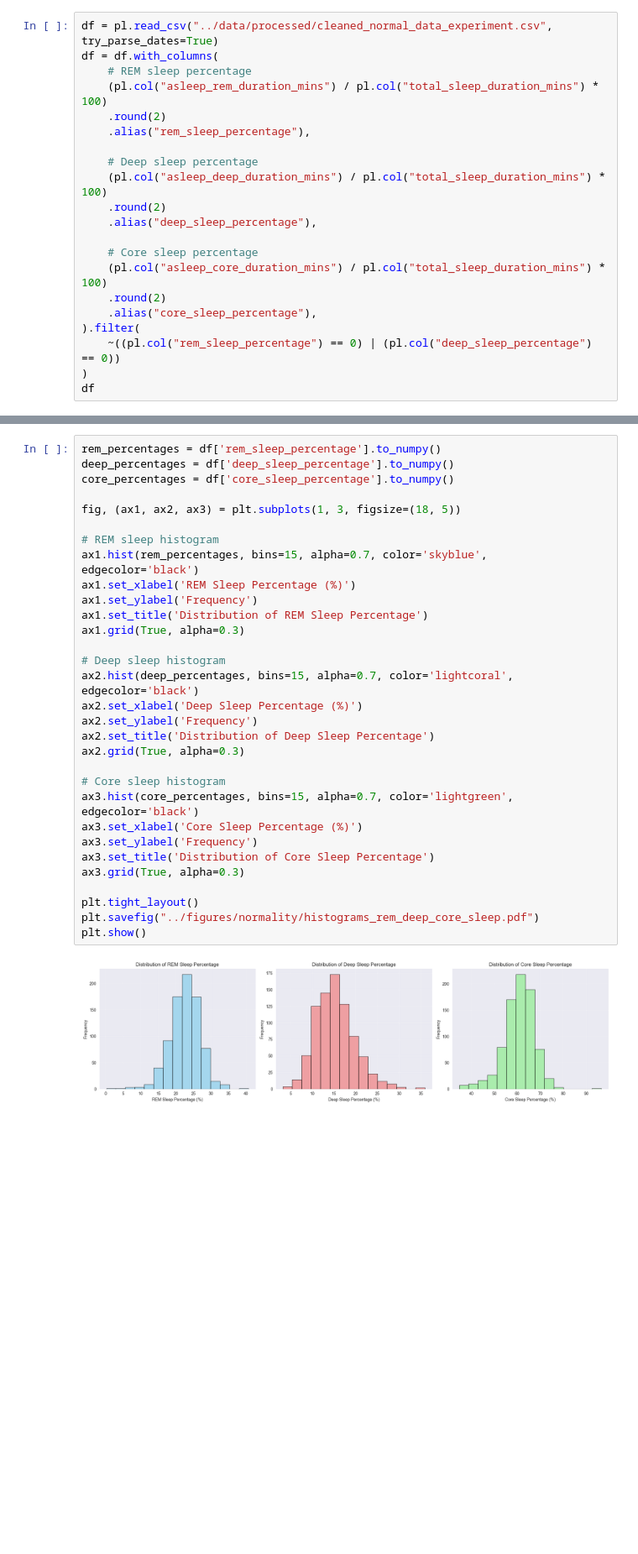
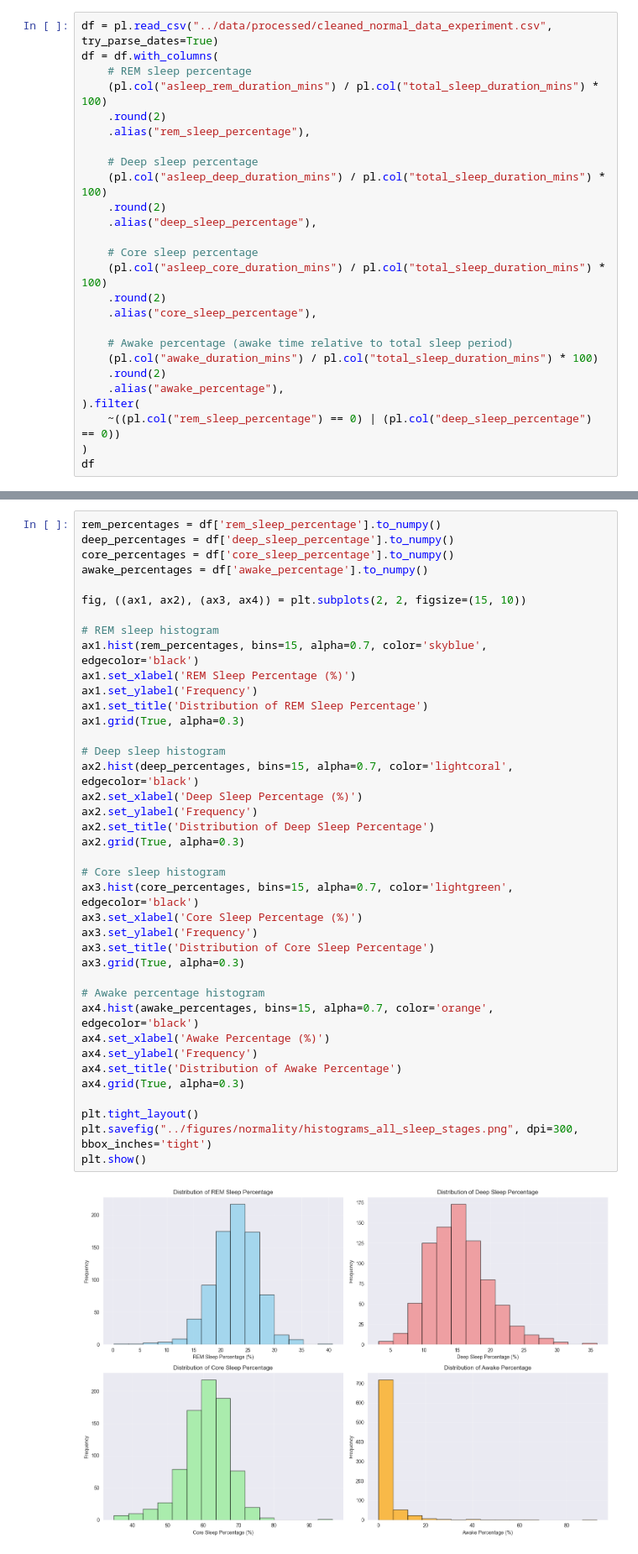
Before and after one commit to cezary17/nof1-analysis-py, a Jupyter notebook: analysis/analyze_data.ipynb, the cells around one changed output, grey strips where cells are left out. Shown at 84% size. Drawn from its saved outputs; the diff is of its cells as text; blank space fills up the shorter version.

```diff
--- a/analysis/analyze_data.ipynb
+++ b/analysis/analyze_data.ipynb
@@ -25,6 +25,11 @@ df = df.with_columns(
     (pl.col("asleep_core_duration_mins") / pl.col("total_sleep_duration_mins") * 100)
     .round(2)
     .alias("core_sleep_percentage"),
+
+    # Awake percentage (awake time relative to total sleep period)
+    (pl.col("awake_duration_mins") / pl.col("total_sleep_duration_mins") * 100)
+    .round(2)
+    .alias("awake_percentage"),
 ).filter(
     ~((pl.col("rem_sleep_percentage") == 0) | (pl.col("deep_sleep_percentage") == 0))
 )
@@ -47,34 +52,42 @@ shape: (817, 13)
 # %%
 rem_percentages = df['rem_sleep_percentage'].to_numpy()
 deep_percentages = df['deep_sleep_percentage'].to_numpy()
 core_percentages = df['core_sleep_percentage'].to_numpy()
+awake_percentages = df['awake_percentage'].to_numpy()
 
-fig, (ax1, ax2, ax3) = plt.subplots(1, 3, figsize=(18, 5))
+fig, ((ax1, ax2), (ax3, ax4)) = plt.subplots(2, 2, figsize=(15, 10))
 
 # REM sleep histogram
 ax1.hist(rem_percentages, bins=15, alpha=0.7, color='skyblue', edgecolor='black')
 ax1.set_xlabel('REM Sleep Percentage (%)')
 ax1.set_ylabel('Frequency')
 ax1.set_title('Distribution of REM Sleep Percentage')
 ax1.grid(True, alpha=0.3)
 
 # Deep sleep histogram
 ax2.hist(deep_percentages, bins=15, alpha=0.7, color='lightcoral', edgecolor='black')
 ax2.set_xlabel('Deep Sleep Percentage (%)')
 ax2.set_ylabel('Frequency')
 ax2.set_title('Distribution of Deep Sleep Percentage')
 ax2.grid(True, alpha=0.3)
 
 # Core sleep histogram
 ax3.hist(core_percentages, bins=15, alpha=0.7, color='lightgreen', edgecolor='black')
 ax3.set_xlabel('Core Sleep Percentage (%)')
 ax3.set_ylabel('Frequency')
 ax3.set_title('Distribution of Core Sleep Percentage')
 ax3.grid(True, alpha=0.3)
 
+# Awake percentage histogram
+ax4.hist(awake_percentages, bins=15, alpha=0.7, color='orange', edgecolor='black')
+ax4.set_xlabel('Awake Percentage (%)')
+ax4.set_ylabel('Frequency')
+ax4.set_title('Distribution of Awake Percentage')
+ax4.grid(True, alpha=0.3)
+
 plt.tight_layout()
-plt.savefig("../figures/normality/histograms_rem_deep_core_sleep.pdf")
+plt.savefig("../figures/normality/histograms_all_sleep_stages.png", dpi=300, bbox_inches='tight')
 plt.show()
 # %% [output]
-[figure, old version]
+[figure, new version]
 # %%
```
Also changed, not shown: parts of 7 cells of this notebook, 9 other files.
